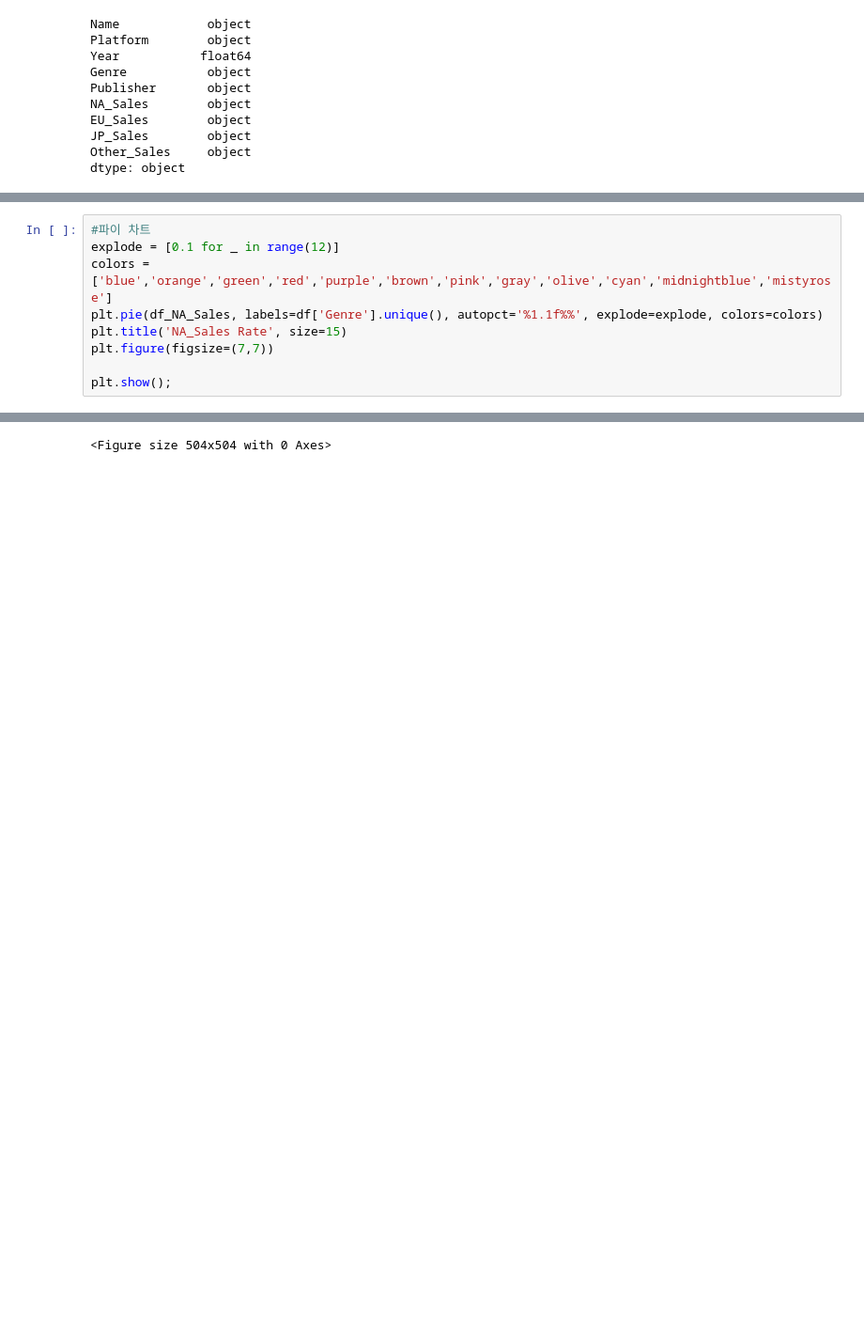
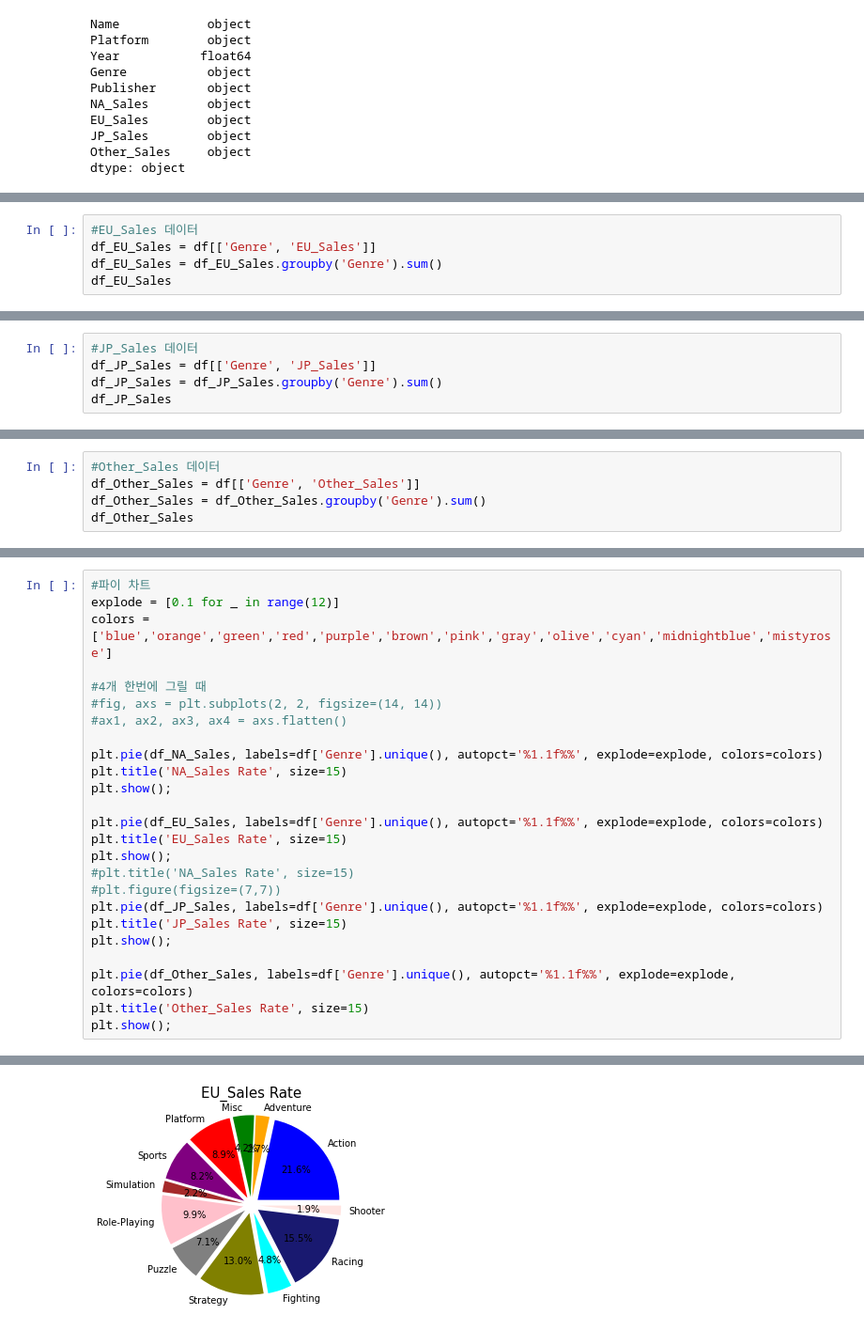
Before and after one commit to kimkihyun1/Game-Genre-Analysis, a Jupyter notebook: AI_14_김기현_Section1.ipynb, the cells around one changed output, grey strips where cells are left out. Shown at 94% size. Saved outputs shown, nothing was run; the diff lists cells and outputs as text; blank space fills up the shorter version.

```diff
--- a/AI_14_김기현_Section1.ipynb
+++ b/AI_14_김기현_Section1.ipynb
@@ -147,0 +156,5 @@ df_NA_Sales
+# %%
+#EU_Sales 데이터
+df_EU_Sales = df[['Genre', 'EU_Sales']]
+df_EU_Sales = df_EU_Sales.groupby('Genre').sum()
+df_EU_Sales
@@ -147,0 +176,5 @@ df_NA_Sales
+# %%
+#JP_Sales 데이터
+df_JP_Sales = df[['Genre', 'JP_Sales']]
+df_JP_Sales = df_JP_Sales.groupby('Genre').sum()
+df_JP_Sales
@@ -147,0 +196,5 @@ df_NA_Sales
+# %%
+#Other_Sales 데이터
+df_Other_Sales = df[['Genre', 'Other_Sales']]
+df_Other_Sales = df_Other_Sales.groupby('Genre').sum()
+df_Other_Sales
@@ -148,12 +235,28 @@ df_NA_Sales
 # %%
 #파이 차트
 explode = [0.1 for _ in range(12)]
 colors = ['blue','orange','green','red','purple','brown','pink','gray','olive','cyan','midnightblue','mistyrose']
+
+#4개 한번에 그릴 때
+#fig, axs = plt.subplots(2, 2, figsize=(14, 14))
+#ax1, ax2, ax3, ax4 = axs.flatten()
+
 plt.pie(df_NA_Sales, labels=df['Genre'].unique(), autopct='%1.1f%%', explode=explode, colors=colors)
 plt.title('NA_Sales Rate', size=15)
-plt.figure(figsize=(7,7))
+plt.show();
 
+plt.pie(df_EU_Sales, labels=df['Genre'].unique(), autopct='%1.1f%%', explode=explode, colors=colors)
+plt.title('EU_Sales Rate', size=15)
 plt.show();
+#plt.title('NA_Sales Rate', size=15)
+#plt.figure(figsize=(7,7))
+plt.pie(df_JP_Sales, labels=df['Genre'].unique(), autopct='%1.1f%%', explode=explode, colors=colors)
+plt.title('JP_Sales Rate', size=15)
+plt.show();
+
+plt.pie(df_Other_Sales, labels=df['Genre'].unique(), autopct='%1.1f%%', explode=explode, colors=colors)
+plt.title('Other_Sales Rate', size=15)
+plt.show();
 # %% [output]
 [figure]
-<Figure size 504x504 with 0 Axes>
+[figure, added]
```
Also changed, not shown: parts of 13 cells of this notebook.
